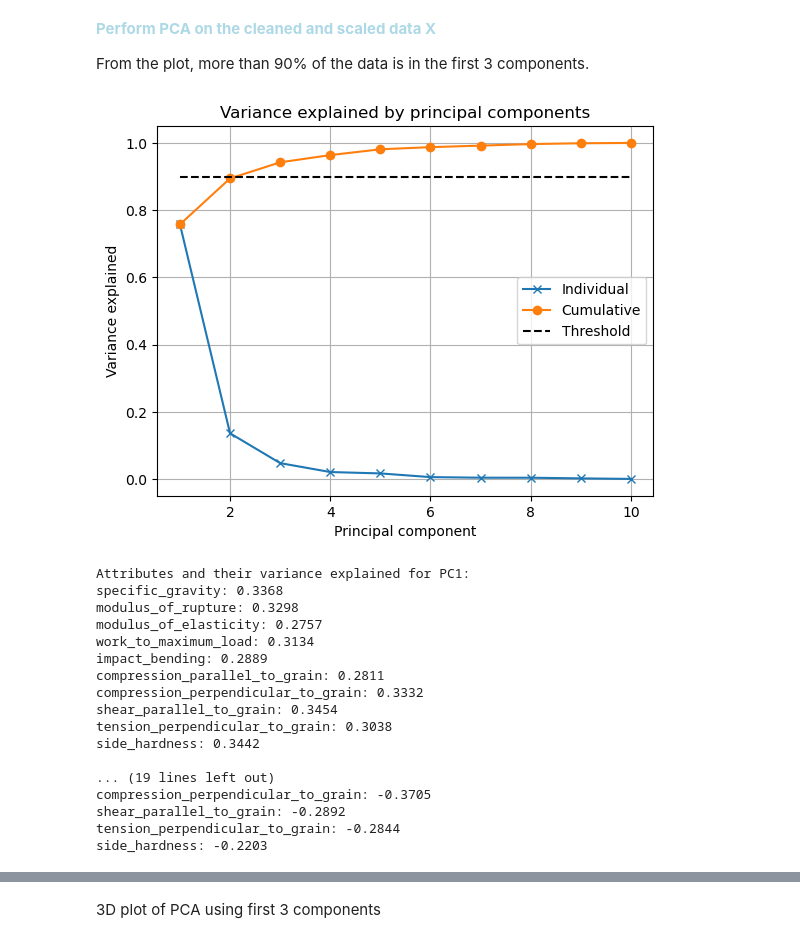
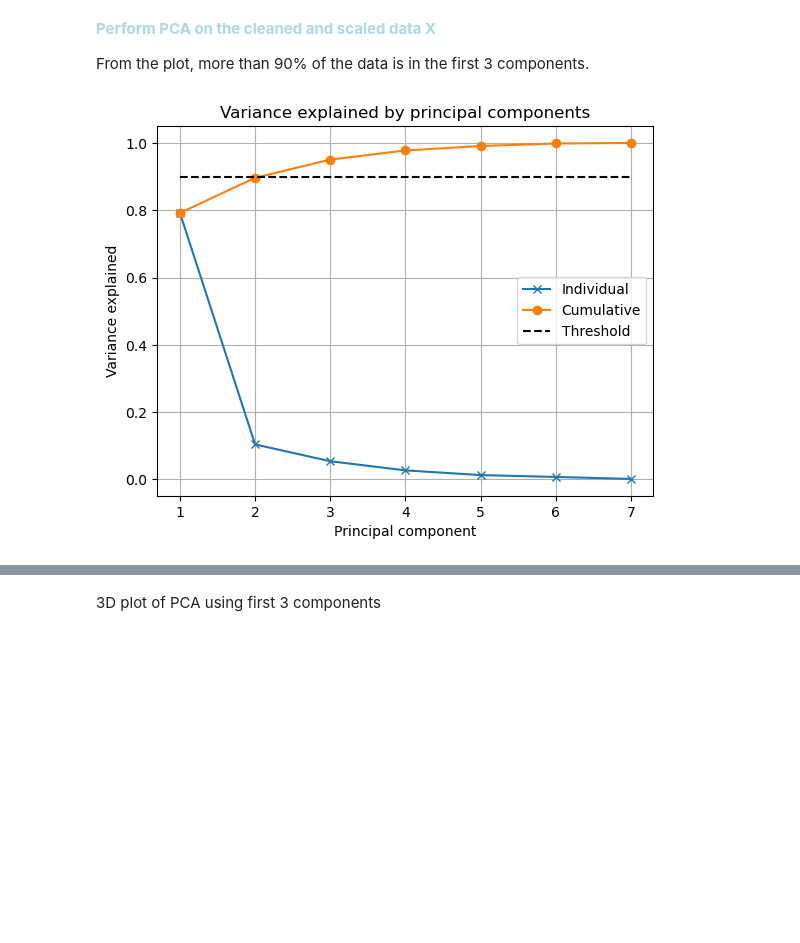
Before and after one commit to JohnOng123/02450-Project-1, a Jupyter notebook: 02450_project1.ipynb, the cells around one changed output, grey strips where cells are left out. Drawn from its saved outputs; the diff is of its cells as text; code cells hidden in the pictures; blank space fills up the shorter version.

```diff
--- a/02450_project1.ipynb
+++ b/02450_project1.ipynb
@@ -30,5 +30,7 @@ Clean data by removing rows with missing values
 # %%
-data_cleaned = data.dropna()
+removed_columns = ['side_hardness','tension_perpendicular_to_grain','impact_bending']
+data_cleaned = data.drop(columns=removed_columns)
+data_cleaned = data_cleaned.dropna()
 print(data_cleaned.isnull().sum()) # 0 means data is clean
 # %% [output]
 common_species_name                   0
@@ -117,63 +114,39 @@ j = 7
 From the plot, more than 90% of the data is in the first 3 components.
 # %%
 # Filter out numerical values
-X_num = data_cleaned.iloc[:,6:16].values # change this once green is removed
+X_num = data_cleaned.iloc[:,6:].values
+#print( data_cleaned.iloc[:,6:])
 
 # Scale and substract mean from data
 scaler = StandardScaler()
 X_scaled = scaler.fit_transform(X_num)
 Y = X_scaled - np.ones((N, 1)) * X_scaled.mean(axis=0)
 
 # PCA by computing SVD of Y
 U, S, Vh = svd(Y, full_matrices=False)
 
 # Compute variance explained by principal components
 rho = (S * S) / (S * S).sum()
 
 # print("Singular values:", S)
 # print("Variance explained:", rho)
 # print("Cumulative variance explained:", np.cumsum(rho))
 
 threshold = 0.9
 
 # Plot variance explained
 plt.figure()
 plt.plot(range(1, len(rho) + 1), rho, "x-")
 plt.plot(range(1, len(rho) + 1), np.cumsum(rho), "o-")
 plt.plot([1, len(rho)], [threshold, threshold], "k--")
 plt.title("Variance explained by principal components")
 plt.xlabel("Principal component")
 plt.ylabel("Variance explained")
 plt.legend(["Individual", "Cumulative", "Threshold"])
 plt.grid()
 plt.show()
-
-# Print attributes and their corresponding variance explained values for the first three principal components
-attributeNames_num = data_cleaned.columns[6:16]  # Numerical attributes only
-pcs = [0, 1, 2]
-for i in pcs:
-    print(f"\nAttributes and their variance explained for PC{i + 1}:")
-    for attr, var in zip(attributeNames_num, Vh[i, :]):
-        print(f"{attr}: {var:.4f}")
 # %% [output]
-[figure, old version]
+[figure, new version]
-Attributes and their variance explained for PC1:
-specific_gravity: 0.3368
-modulus_of_rupture: 0.3298
-modulus_of_elasticity: 0.2757
-work_to_maximum_load: 0.3134
-impact_bending: 0.2889
-compression_parallel_to_grain: 0.2811
-compression_perpendicular_to_grain: 0.3332
-shear_parallel_to_grain: 0.3454
-tension_perpendicular_to_grain: 0.3038
-side_hardness: 0.3442
-
-... (19 lines left out)
-compression_perpendicular_to_grain: -0.3705
-shear_parallel_to_grain: -0.2892
-tension_perpendicular_to_grain: -0.2844
-side_hardness: -0.2203
 # %%
 # scipy.linalg.svd returns "Vh", which is the Hermitian (transpose)
 # of the vector V. So, for us to obtain the correct V, we transpose:
```
Also changed, not shown: parts of 13 cells of this notebook.
